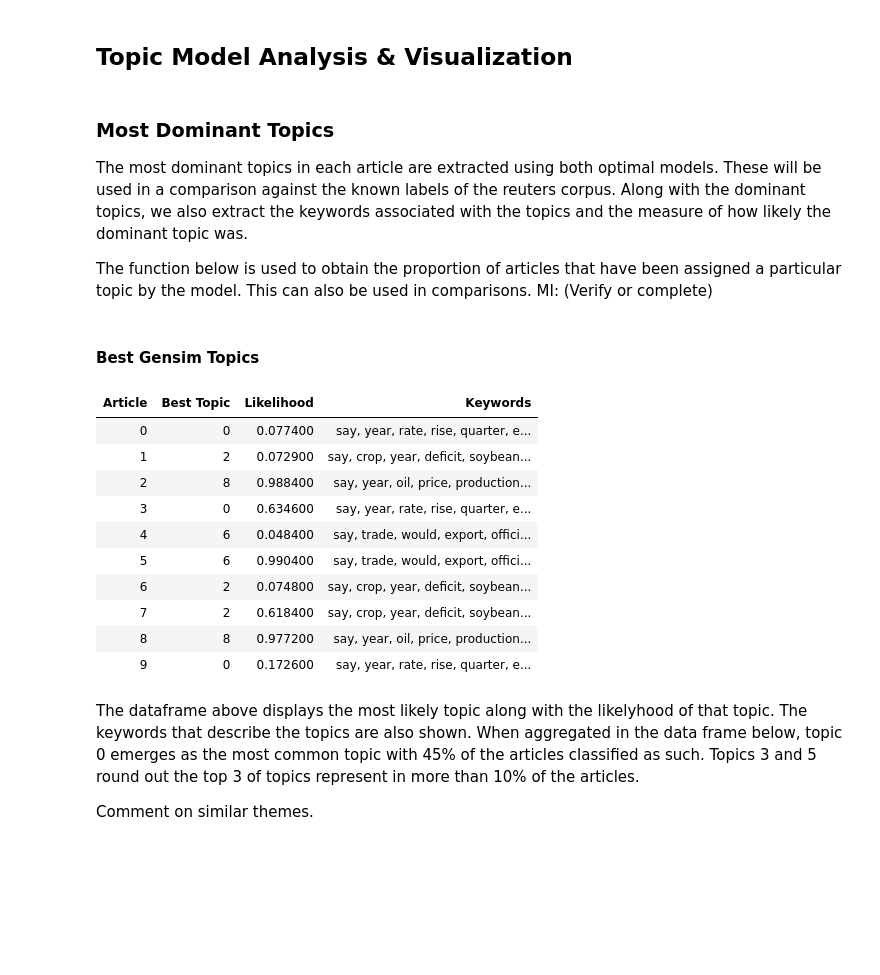
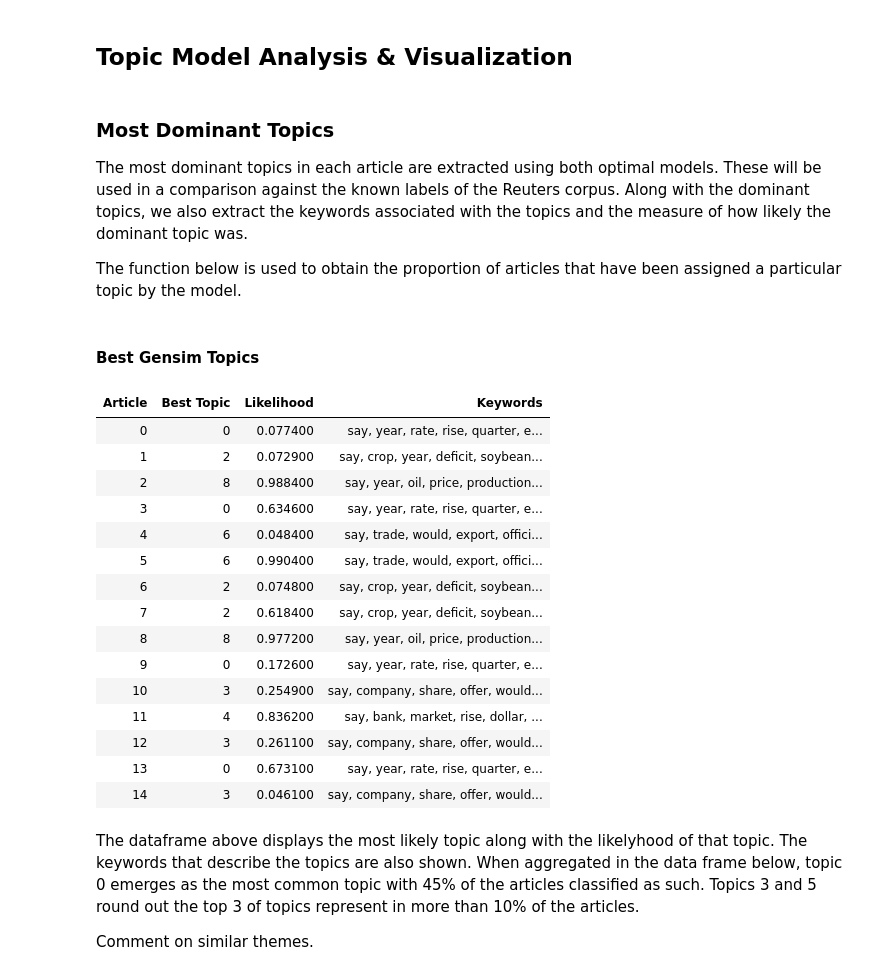
Before and after one commit to JeremyOBrien16/CUNY_DATA_620, a Jupyter notebook: ProjectFinal/data620project_final.ipynb, the cells around one changed output. Saved outputs shown, nothing was run; the diff lists cells and outputs as text; code cells hidden in the pictures; blank space fills up the shorter version.

```diff
--- a/ProjectFinal/data620project_final.ipynb
+++ b/ProjectFinal/data620project_final.ipynb
@@ -513,9 +513,9 @@ Mallet LDA model coherence score:  0.5226166450426072
 # %% [markdown]
 ### Most Dominant Topics
 
-The most dominant topics in each article are extracted using both optimal models. These will be used in a comparison against the known labels of the reuters corpus. Along with the dominant topics, we also extract the keywords associated with the topics and the measure of how likely the dominant topic was.
+The most dominant topics in each article are extracted using both optimal models. These will be used in a comparison against the known labels of the Reuters corpus. Along with the dominant topics, we also extract the keywords associated with the topics and the measure of how likely the dominant topic was.
 
-The function below is used to obtain the proportion of articles that have been assigned a particular topic by the model. This can also be used in comparisons. MI: (Verify or complete)
+The function below is used to obtain the proportion of articles that have been assigned a particular topic by the model.
 # %%
 # Returns a dataframe of the proportion of articles having a particular topic
 def get_topic_distribution(best_topics_df):
@@ -554,19 +554,24 @@ def get_best_gensim_topics(lda_model, corpus):
 # %%
 gensim_topic_df = get_best_gensim_topics(gs_optimal_model, corpus)
 
-gensim_topic_df.head(10).style.hide_index()
+gensim_topic_df.head(15).style.hide_index()
 # %% [output]
 | Article | Best Topic | Likelihood | Keywords |
 | 0 | 0 | 0.077400 | say, year, rate, rise, quarter, e... |
 | 1 | 2 | 0.072900 | say, crop, year, deficit, soybean... |
 | 2 | 8 | 0.988400 | say, year, oil, price, production... |
 | 3 | 0 | 0.634600 | say, year, rate, rise, quarter, e... |
 | 4 | 6 | 0.048400 | say, trade, would, export, offici... |
 | 5 | 6 | 0.990400 | say, trade, would, export, offici... |
 | 6 | 2 | 0.074800 | say, crop, year, deficit, soybean... |
 | 7 | 2 | 0.618400 | say, crop, year, deficit, soybean... |
 | 8 | 8 | 0.977200 | say, year, oil, price, production... |
 | 9 | 0 | 0.172600 | say, year, rate, rise, quarter, e... |
+| 10 | 3 | 0.254900 | say, company, share, offer, would... |
+| 11 | 4 | 0.836200 | say, bank, market, rise, dollar, ... |
+| 12 | 3 | 0.261100 | say, company, share, offer, would... |
+| 13 | 0 | 0.673100 | say, year, rate, rise, quarter, e... |
+| 14 | 3 | 0.046100 | say, company, share, offer, would... |
 # %% [markdown]
 The dataframe above displays the most likely topic along with the likelyhood of that topic. The keywords that describe the topics are also shown. When aggregated in the data frame below, topic 0 emerges as the most common topic with 45% of the articles classified as such. Topics 3 and 5 round out the top 3 of topics represent in more than 10% of the articles.
 
```
Also changed, not shown: parts of 26 cells of this notebook, 1 other file.
